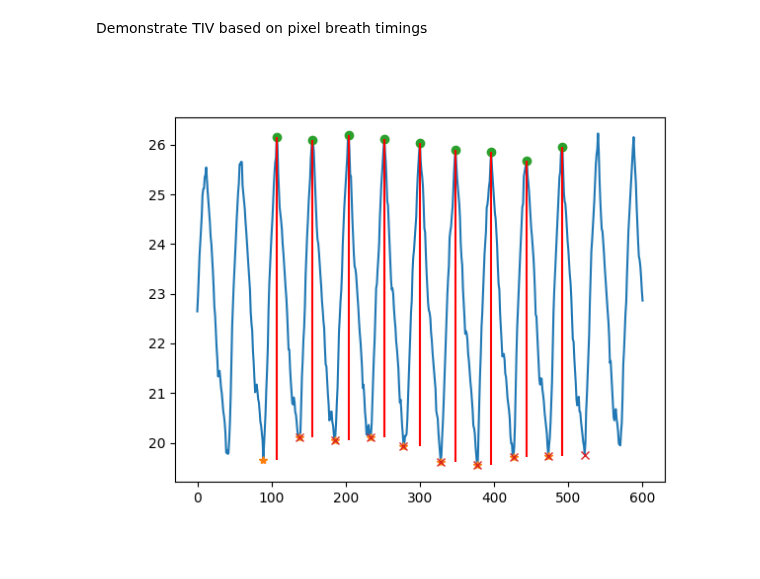
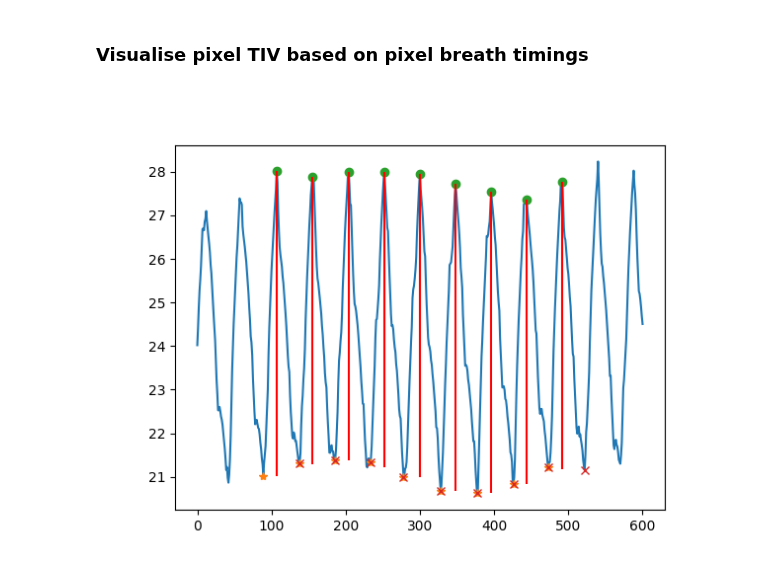
Before and after one commit to EIT-ALIVE/eitprocessing, a Jupyter notebook: notebooks/test_parameter_tiv.ipynb, the cells around one changed output. Cells and saved outputs as stored; diff of their text form; code cells hidden in the pictures.

```diff
--- a/notebooks/test_parameter_tiv.ipynb
+++ b/notebooks/test_parameter_tiv.ipynb
@@ -184,0 +109,19 @@ tiv_result_pixel_mean = TIV().compute_pixel_parameter(
+# %%
+## Plot results of inspiratory TIV method on global impedance
+
+plt.figure()
+plt.plot(continuous_data)
+plt.plot(continuous_start_indices, continuous_data[continuous_start_indices], "*")
+plt.plot(continuous_middle_indices, continuous_data[continuous_middle_indices], "o")
+plt.plot(continuous_end_indices, continuous_data[continuous_end_indices], "x")
+
+# Plot vertical lines at middle_indices
+for i, mid_idx in enumerate(continuous_middle_indices):
+    plt.vlines(
+        x=mid_idx,
+        ymin=continuous_data[mid_idx] - tiv_result_continuous_inspiratory[i],
+        ymax=continuous_data[mid_idx],
+        color="r",
+        linestyle="-",
+        label="TIV",
+    )
@@ -185,45 +130,28 @@ tiv_result_pixel_mean = TIV().compute_pixel_parameter(
 # %% [markdown]
-Demonstrate TIV based on pixel breath timings
+### Visualise pixel TIV based on pixel breath timings
 # %%
-## Inspiratory TIV method
-pixel_data = sequence.eit_data["raw"].pixel_impedance
+## Plot results of inspiratory TIV method of a single pixel
 
-start_indices = [
-    np.argmax(sequence.eit_data["raw"].time == start_time)
-    for pixel_breath in pixel_breaths[:, 12, 13]
-    if pixel_breath is not None
-    for start_time in [pixel_breath.start_time]
-]
+pixel_row = 12
+pixel_col = 12
 
-middle_indices = [
-    np.argmax(sequence.eit_data["raw"].time == middle_time)
-    for pixel_breath in pixel_breaths[:, 12, 13]
-    if pixel_breath is not None
-    for middle_time in [pixel_breath.middle_time]
-]
-
-end_indices = [
-    np.argmax(sequence.eit_data["raw"].time == end_time)
-    for pixel_breath in pixel_breaths[:, 12, 13]
-    if pixel_breath is not None
-    for end_time in [pixel_breath.end_time]
-]
+pixel_data = ssequence.eit_data["raw"].pixel_impedance
 
 plt.figure()
-plt.plot(pixel_data[:, 12, 13])
-plt.plot(start_indices, pixel_data[start_indices, 12, 13], "*")
-plt.plot(middle_indices, pixel_data[middle_indices, 12, 13], "o")
-plt.plot(end_indices, pixel_data[end_indices, 12, 13], "x")
+plt.plot(pixel_data[:, pixel_row, pixel_col])
+plt.plot(pixel_start_indices, pixel_data[pixel_start_indices, pixel_row, pixel_col], "*")
+plt.plot(pixel_middle_indices, pixel_data[pixel_middle_indices, pixel_row, pixel_col], "o")
+plt.plot(pixel_end_indices, pixel_data[pixel_end_indices, pixel_row, pixel_col], "x")
 
 # Plot vertical lines at middle_indices
-for i, mid_idx in enumerate(middle_indices):
+for i, mid_idx in enumerate(pixel_middle_indices):
     plt.vlines(
         x=mid_idx,
-        ymin=pixel_data[mid_idx, 12, 13] - tiv_result_pixel_inspiratory[i + 1, 12, 13],
-        ymax=pixel_data[mid_idx, 12, 13],
+        ymin=pixel_data[mid_idx, pixel_row, pixel_col] - tiv_result_pixel_inspiratory[i + 1, pixel_row, pixel_col],
+        ymax=pixel_data[mid_idx, pixel_row, pixel_col],
         color="r",
         linestyle="-",
         label="TIV",
     )
 # %% [output]
-[figure, old version]
+[figure, new version]
```
Also changed, not shown: parts of 27 cells of this notebook, 1 other file.
